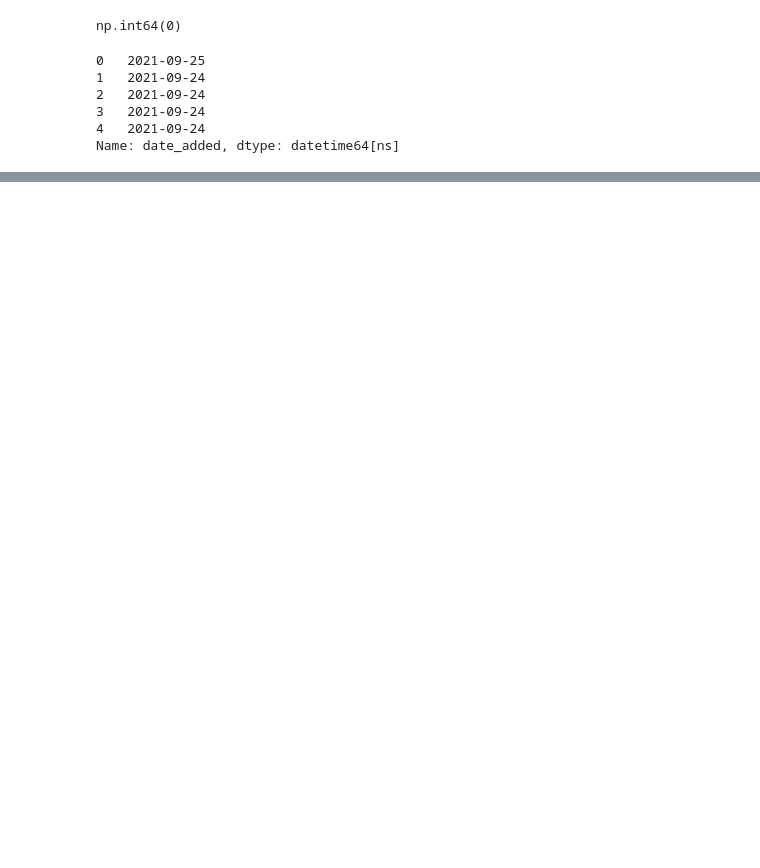
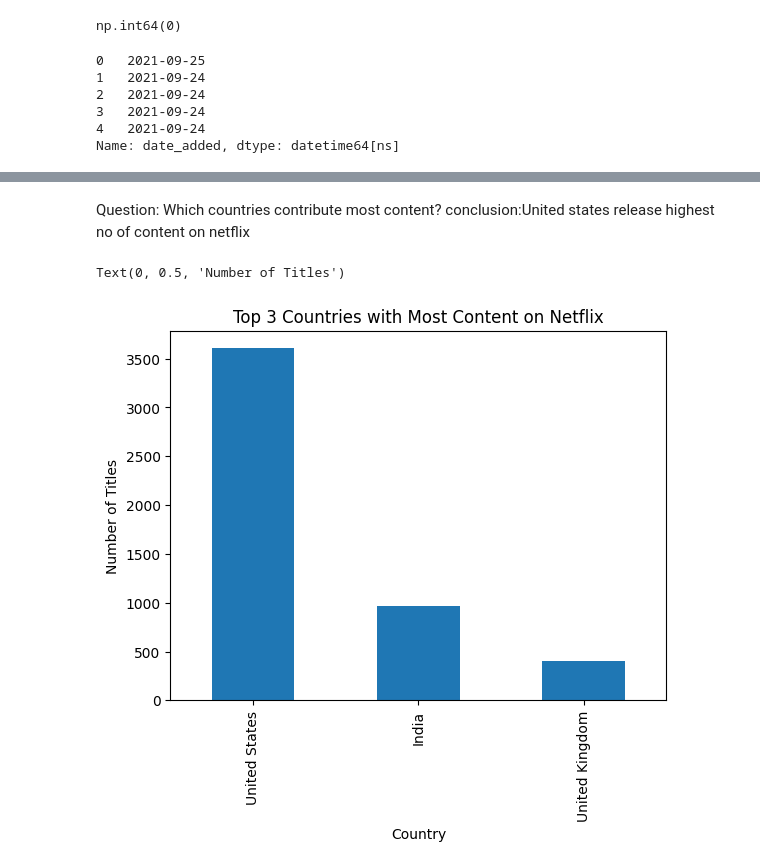
Before and after one commit to ibirender/netflix-eda-analysis, a Jupyter notebook: Netflix_eda.ipynb, the cells around one changed output, grey strips where cells are left out. Drawn from its saved outputs; the diff is of its cells as text; code cells hidden in the pictures; blank space fills up the shorter version.

```diff
--- a/Netflix_eda.ipynb
+++ b/Netflix_eda.ipynb
@@ -200,0 +224,12 @@ df.head()
+# %% [markdown]
+Question: Which countries contribute most content?
+conclusion:United states release highest no of content on netflix
+# %%
+top_countries = df['country'].value_counts().head(3)
+top_countries.plot(kind='bar')
+plt.title("Top 3 Countries with Most Content on Netflix")
+plt.xlabel("Country")
+plt.ylabel("Number of Titles")
+# %% [output]
+Text(0, 0.5, 'Number of Titles')
+[figure, added]
```
Also changed, not shown: parts of 16 cells of this notebook.
